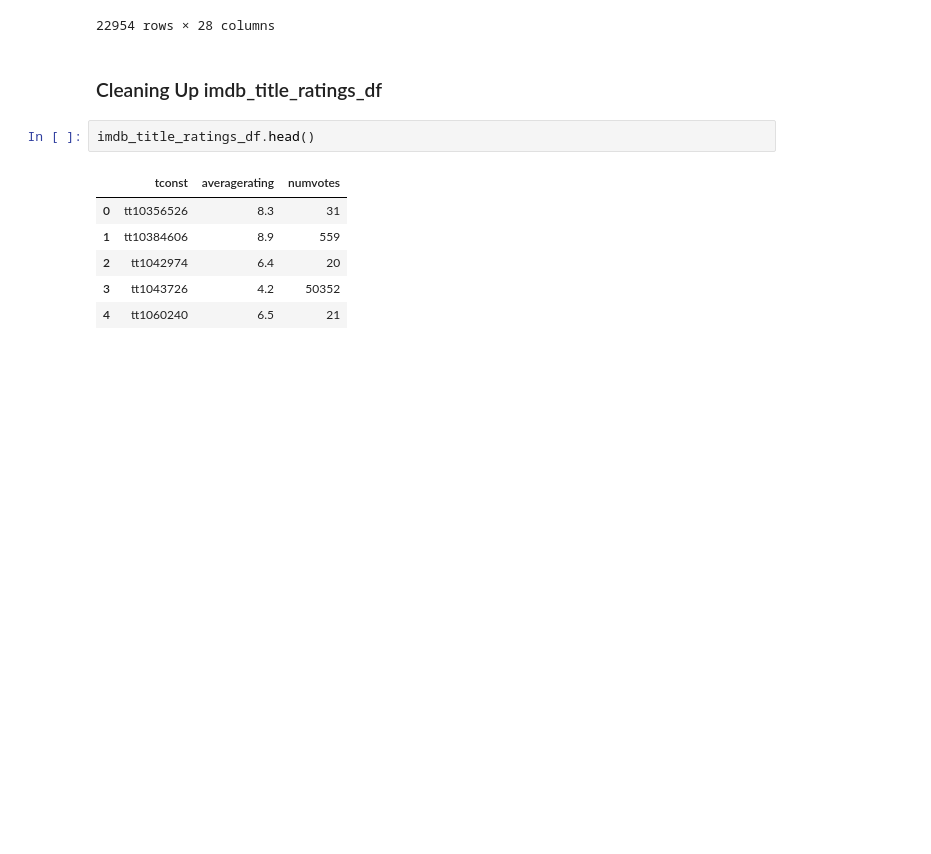
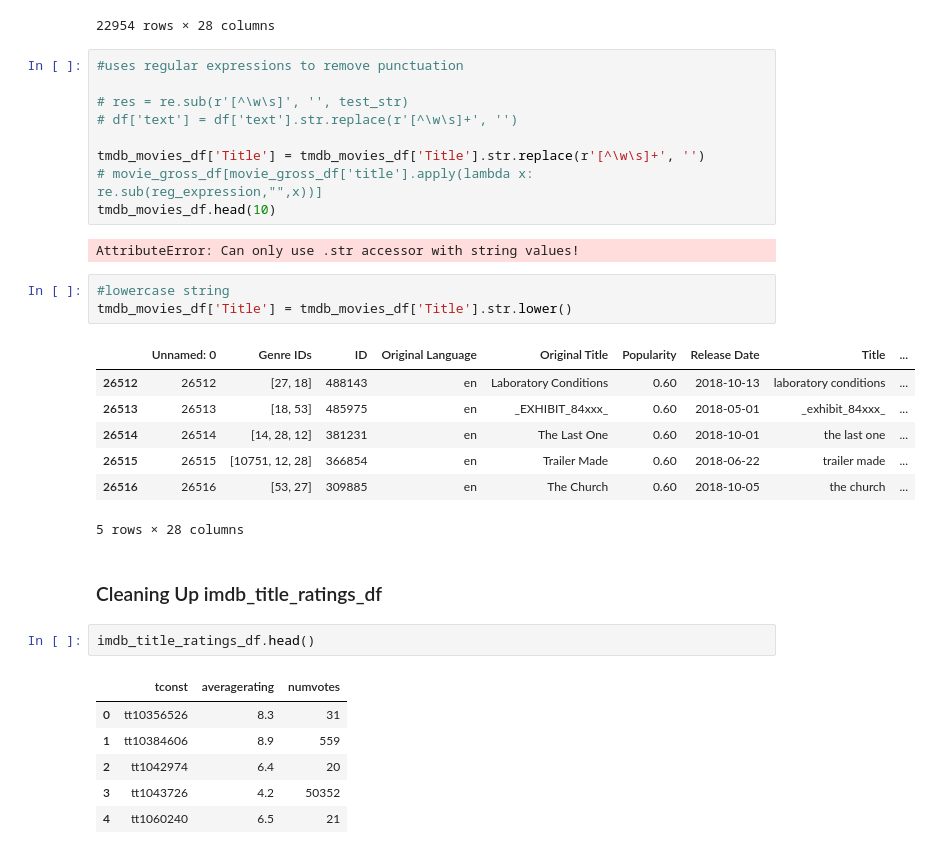
Before and after one commit to houleyemballo/AnalysisMovieData, a Jupyter notebook: DataCleaning.ipynb, the cells around one changed output. Cells and saved outputs as stored; diff of their text form; blank space fills up the shorter version.

```diff
--- a/DataCleaning.ipynb
+++ b/DataCleaning.ipynb
@@ -445,6 +445,28 @@ tmdb_movies_df
 | 26515 | 26515 | [10751, 12, 28] | 366854 | en | Trailer Made | 0.60 | 2018-06-22 | Trailer Made | ... |
 | 26516 | 26516 | [53, 27] | 309885 | en | The Church | 0.60 | 2018-10-05 | The Church | ... |
 22954 rows × 28 columns
+# %%
+#uses regular expressions to remove punctuation
+
+# res = re.sub(r'[^\w\s]', '', test_str)
+# df['text'] = df['text'].str.replace(r'[^\w\s]+', '')
+
+tmdb_movies_df['Title'] = tmdb_movies_df['Title'].str.replace(r'[^\w\s]+', '')
+# movie_gross_df[movie_gross_df['title'].apply(lambda x: re.sub(reg_expression,"",x))]
+tmdb_movies_df.head(10)
+# %% [output]
+AttributeError: Can only use .str accessor with string values!
+# %%
+#lowercase string
+tmdb_movies_df['Title'] = tmdb_movies_df['Title'].str.lower()
+# %% [output]
+|  | Unnamed: 0 | Genre IDs | ID | Original Language | Original Title | Popularity | Release Date | Title | ... |
+| 26512 | 26512 | [27, 18] | 488143 | en | Laboratory Conditions | 0.60 | 2018-10-13 | laboratory conditions | ... |
+| 26513 | 26513 | [18, 53] | 485975 | en | _EXHIBIT_84xxx_ | 0.60 | 2018-05-01 | _exhibit_84xxx_ | ... |
+| 26514 | 26514 | [14, 28, 12] | 381231 | en | The Last One | 0.60 | 2018-10-01 | the last one | ... |
+| 26515 | 26515 | [10751, 12, 28] | 366854 | en | Trailer Made | 0.60 | 2018-06-22 | trailer made | ... |
+| 26516 | 26516 | [53, 27] | 309885 | en | The Church | 0.60 | 2018-10-05 | the church | ... |
+5 rows × 28 columns
 # %% [markdown]
 ### Cleaning Up imdb_title_ratings_df ###
 # %%
```
